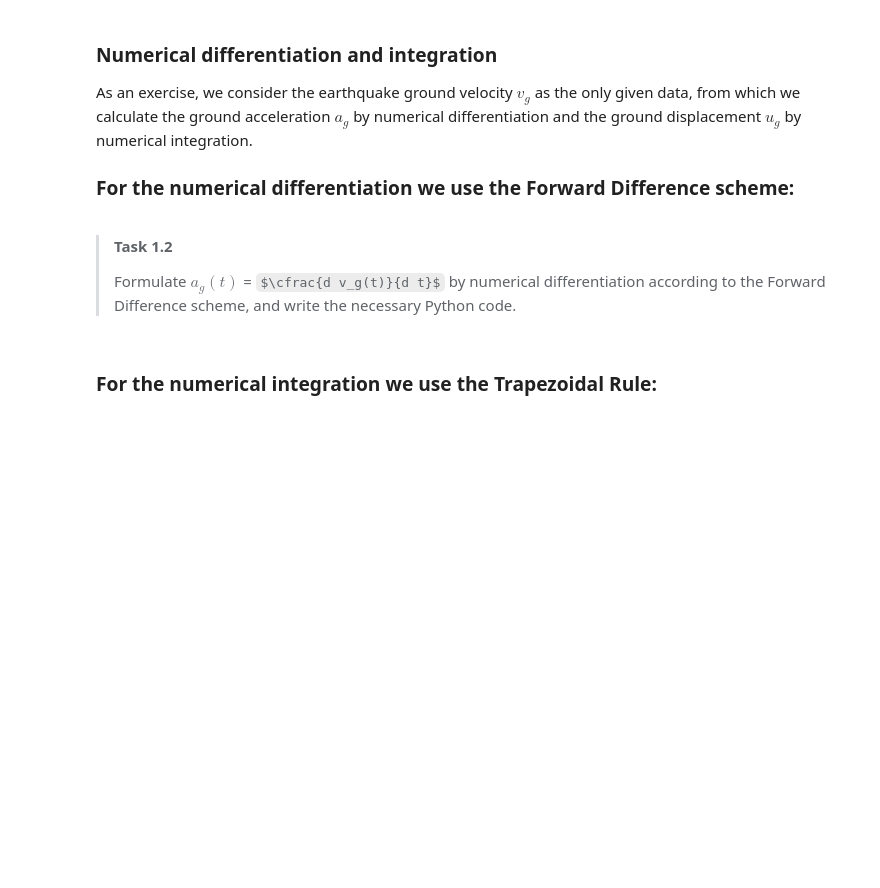
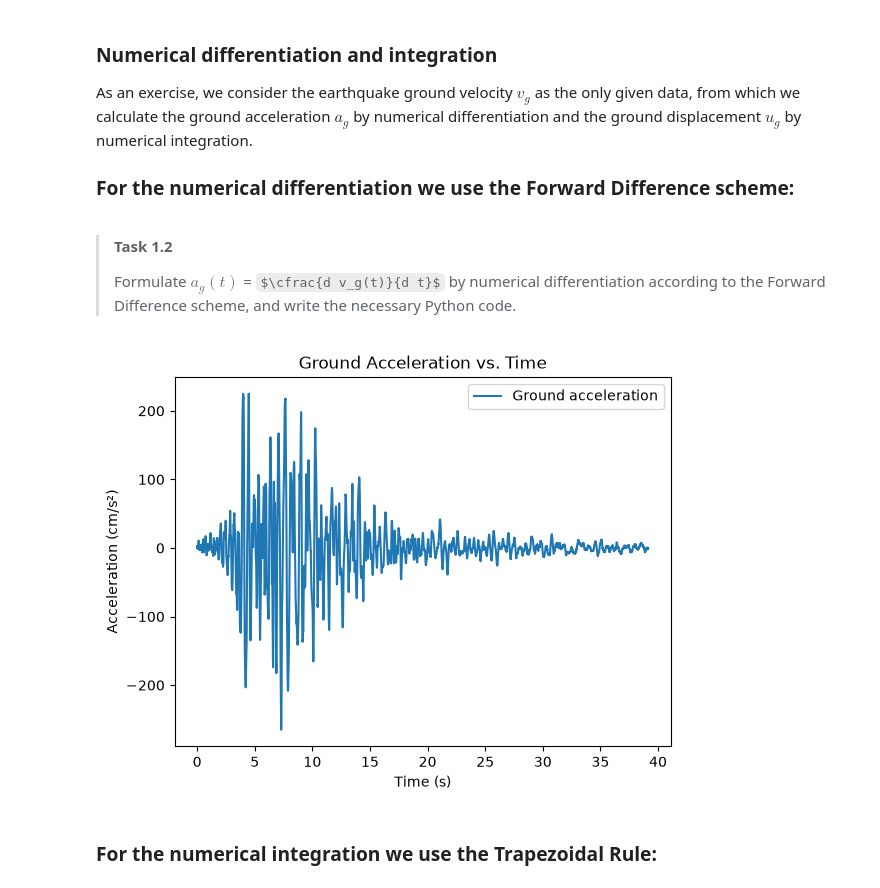
Before and after one commit to AleMarte2004/Group_Assignment_1.2, a Jupyter notebook: 1Ddynamics.ipynb, the cells around one changed output. Saved outputs shown, nothing was run; the diff lists cells and outputs as text; code cells hidden in the pictures; some formulas as TeX source; blank space fills up the shorter version.

```diff
--- a/1Ddynamics.ipynb
+++ b/1Ddynamics.ipynb
@@ -121,3 +116,17 @@ As an exercise, we consider the earthquake ground velocity $v_g$ as the only giv
+# %%
+# Forward Difference scheme to differentiate ground acceleration from given velocity
+dt = 0.005
+for i in range(len(vg) - 1):
+    ag[i] = (vg[i + 1] - vg[i]) / dt
+
+plt.plot(t, ag, label="Ground acceleration")
+plt.xlabel("Time (s)")
+plt.ylabel("Acceleration (cm/s²)")
+plt.title("Ground Acceleration vs. Time")
+plt.legend()
+plt.show();
+# %% [output]
+[figure, added]
 # %% [markdown]
 ### For the numerical integration we use the Trapezoidal Rule:
 # %% [markdown]
```
Also changed, not shown: parts of 4 cells of this notebook.
